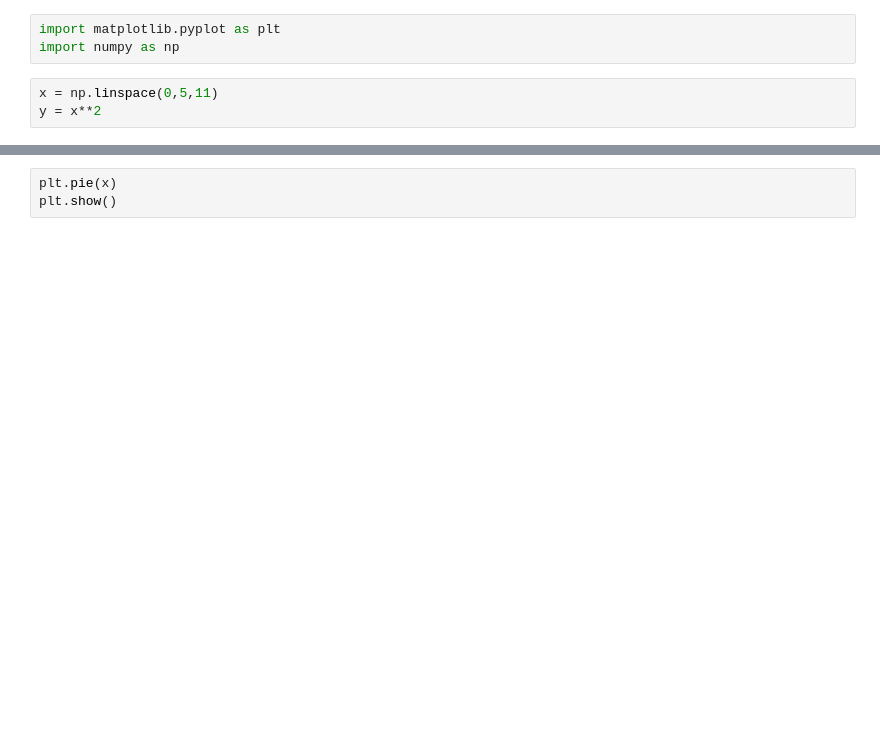
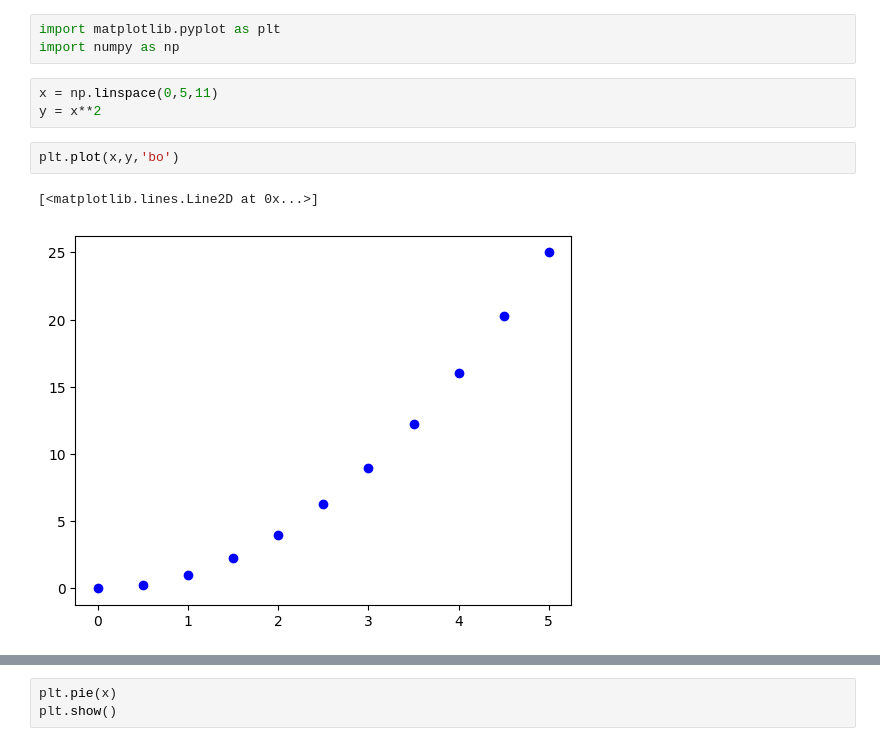
Before and after one commit to fbravohz/curso-matplotlib-seaborn, a Jupyter notebook: 1_matplotlib_pyplot.ipynb, the cells around one changed output, grey strips where cells are left out. Saved outputs shown, nothing was run; the diff lists cells and outputs as text; blank space fills up the shorter version.

```diff
--- a/1_matplotlib_pyplot.ipynb
+++ b/1_matplotlib_pyplot.ipynb
@@ -4,6 +4,11 @@ import numpy as np
 # %%
 x = np.linspace(0,5,11)
 y = x**2
+# %%
+plt.plot(x,y,'bo')
+# %% [output]
+[<matplotlib.lines.Line2D at 0x...>]
+[figure, added]
 # %%
 plt.plot(x,y)
 plt.show()
```
Also changed, not shown: parts of 7 cells of this notebook, 2 other files.
